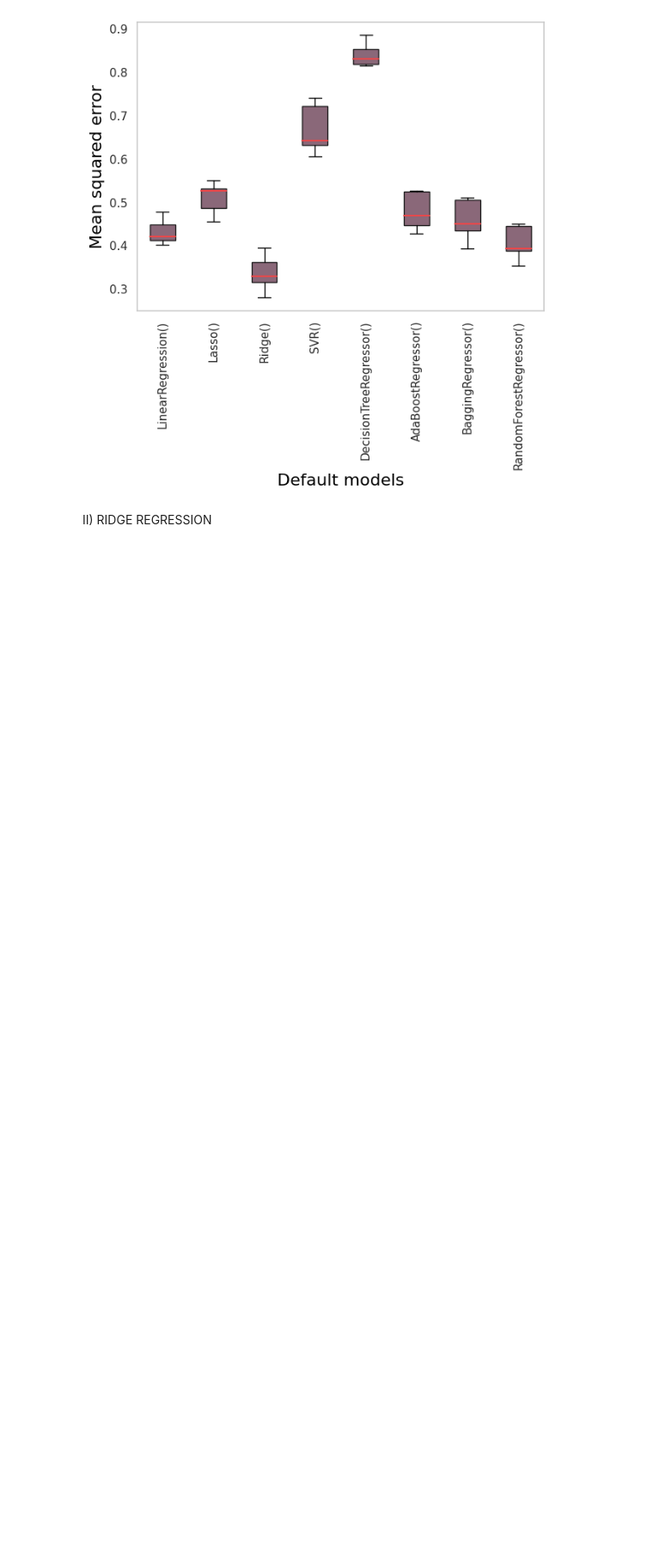
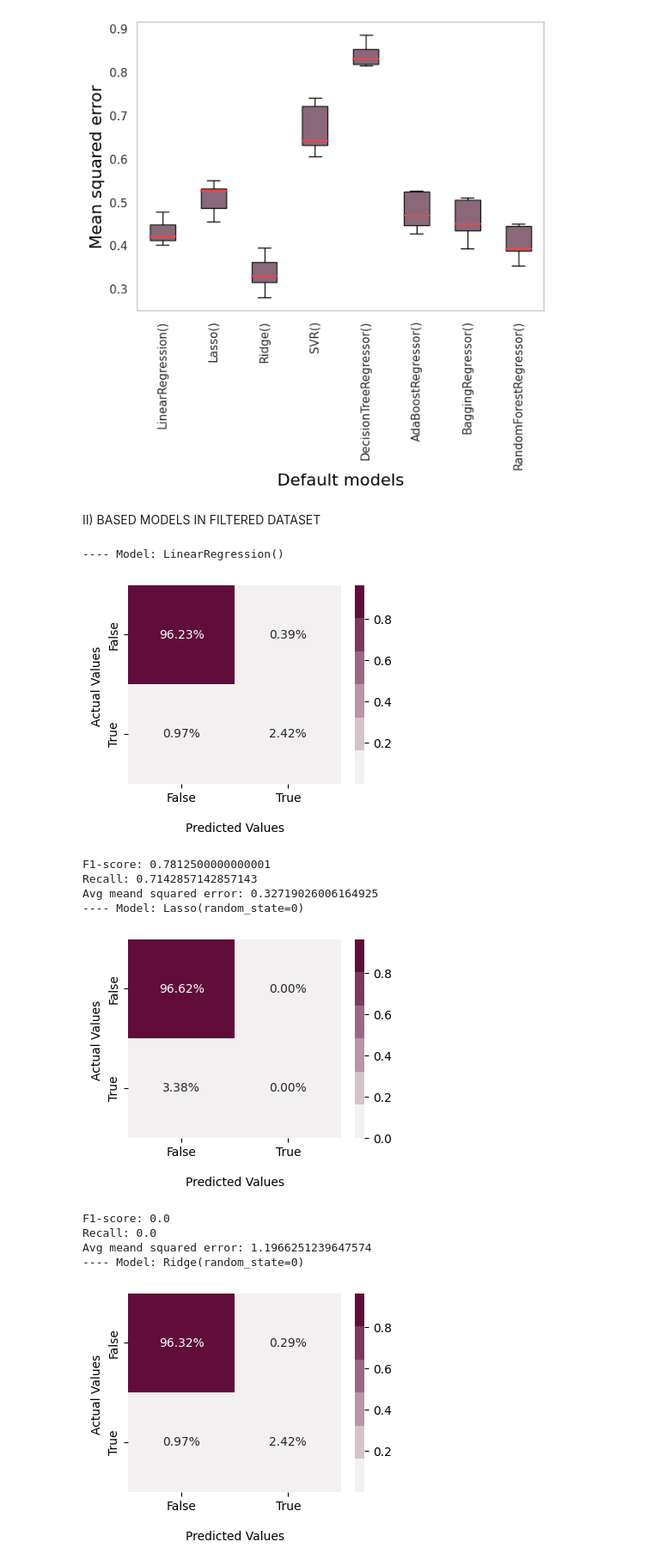
Before and after one commit to pharmbio/Thesis_ActLearn_DOP_2022, a Jupyter notebook: main/supervised_learning/experiment1_regression.ipynb, the cells around one changed output. Shown at 86% size. Cells and saved outputs as stored; diff of their text form; code cells hidden in the pictures; blank space fills up the shorter version.

```diff
--- a/main/supervised_learning/experiment1_regression.ipynb
+++ b/main/supervised_learning/experiment1_regression.ipynb
@@ -251,8 +254,8 @@ Avg accuracy : 0.0038878846873163257
 # %%
 # Plot results
 results = pd.DataFrame({'Actual': y_test.values.flatten(), 'Predicted': y_pred.flatten()})
-results = fun.labelling_v2(results, col_reference='Actual', labels_position = 1, label_positive=1, label_negative=0, threshold=thr)
-results = fun.labelling_v2(results, col_reference='Predicted', labels_position = 3, label_positive=1, label_negative=0, threshold=thr)
+results = fun.labelling_v2(results, col_reference='Actual', labels_position = 1, label_positive=1, label_negative=0, threshold=7.5)
+results = fun.labelling_v2(results, col_reference='Predicted', labels_position = 3, label_positive=1, label_negative=0, threshold=7.5)
 
 cd_mo = confusion_matrix(results['Labels_Actual'].tolist(), results['Labels_Predicted'].tolist())
 fig, ax = plt.subplots(1, 1, figsize=(4,3))
@@ -375,5 +377,5 @@ plt.xticks(rotation=90)
 plt.show()
 # %% [output]
 [figure]
-# %% [markdown]
-II) RIDGE REGRESSION
+# %% [markdown]
+II) BASED MODELS IN FILTERED DATASET
@@ -379,0 +441,27 @@ II) RIDGE REGRESSION
+# %%
+#define cross-validation method to use
+#cv = KFold(n_splits=cv_k, random_state=1, shuffle=True)
+
+#build multiple linear regression model
+model1 = LinearRegression()
+model2 = Lasso(random_state=0)
+model3 = Ridge(random_state=0)
+model4 = svm.SVR()
+MODELS = [model1, model2, model3, model4]
+
+MMS_x_filt, BF1_scores_x_filt = train_kfold_model_selection(X = X_filtered, y = y,
+                                                              kfold = cv_k, threshold = thr,
+                                                              model_list = MODELS)
+# %% [output]
+---- Model: LinearRegression()
+[figure, added]
+F1-score: 0.7812500000000001
+Recall: 0.7142857142857143
+Avg meand squared error: 0.32719026006164925
+---- Model: Lasso(random_state=0)
+[figure, added]
+F1-score: 0.0
+Recall: 0.0
+Avg meand squared error: 1.1966251239647574
+---- Model: Ridge(random_state=0)
+[figure, added]
```
Also changed, not shown: parts of 12 cells of this notebook.
